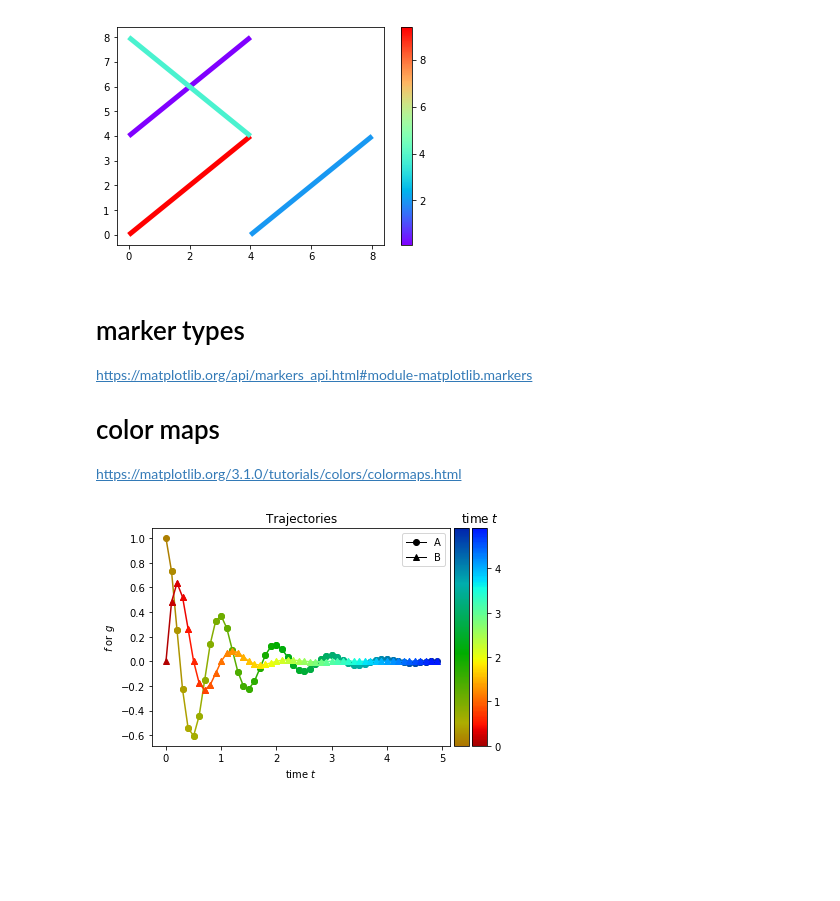
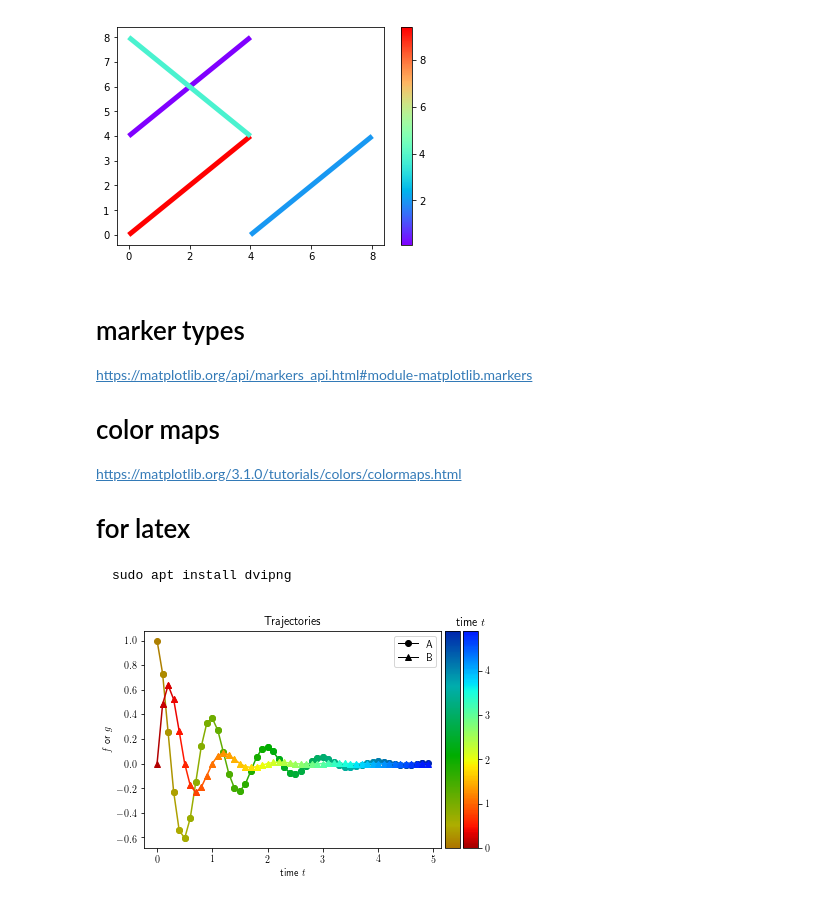
Before and after one commit to tidota/misc-code, a Jupyter notebook: snippets/python/pyplot/pyplot_prac.ipynb, the cells around one changed output. Drawn from its saved outputs; the diff is of its cells as text; code cells hidden in the pictures; blank space fills up the shorter version.

````diff
--- a/snippets/python/pyplot/pyplot_prac.ipynb
+++ b/snippets/python/pyplot/pyplot_prac.ipynb
@@ -132,6 +132,11 @@ https://matplotlib.org/api/markers_api.html#module-matplotlib.markers
 # color maps
 
 https://matplotlib.org/3.1.0/tutorials/colors/colormaps.html
+
+# for latex
+```
+sudo apt install dvipng
+```
 # %%
 import numpy as np
 import matplotlib.pyplot as plt
@@ -140,6 +145,8 @@ import colorsys
 import matplotlib as mpl
 from mpl_toolkits.axes_grid1 import make_axes_locatable
 import copy
+
+mpl.rcParams['text.usetex'] = True
 
 t = np.arange(0.0, 5.0, 0.1)
 maxt = max(t)
@@ -178,31 +185,31 @@ plotPath(list(zip(t, f(t))), '-o', cm1f)
 
 # plot2
 cm2 = copy.deepcopy(plt.cm.get_cmap('rainbow'))
 cm2._init()
 cm2._lut = np.array([cm2f(x) for x in np.linspace(0, maxt, cm2.N)])
 mpl.cm.register_cmap(name='cm2', cmap=cm2)
 plotPath(list(zip(t, g(t))), '-^', cm2f)
 
 # labes
 plt.ylabel('$f$ or $g$')
 plt.xlabel('time $t$')
 
 # legends
 legend_elements = [Line2D([0], [0], color='k', lw=1, marker='o', label='A'),
                    Line2D([0], [0], color='k', lw=1, marker='^', label='B')]
 ax.legend(handles=legend_elements, loc='upper right')
 # colorbar
 divider = make_axes_locatable(plt.gca())
 norm = mpl.colors.Normalize(vmin = 0, vmax = maxt)
 ax_cb1 = divider.new_horizontal(size="5%", pad=0.05)
 ax_cb1.set_axis_off() # hide the axis of the first colorbar
 cb1 = mpl.colorbar.ColorbarBase(ax_cb1, cmap='cm1', norm=norm, orientation='vertical')
 plt.gcf().add_axes(ax_cb1)
 ax_cb2 = divider.new_horizontal(size="5%", pad=0.05)
 ax_cb2.set_title('time $t$')
 cb2 = mpl.colorbar.ColorbarBase(ax_cb2, cmap='cm2', norm=norm, orientation='vertical')
 plt.gcf().add_axes(ax_cb2)
 
 plt.show()
 # %% [output]
-[figure, old version]
+[figure, new version]
````
Also changed, not shown: parts of 1 cell of this notebook, 1 other file.
